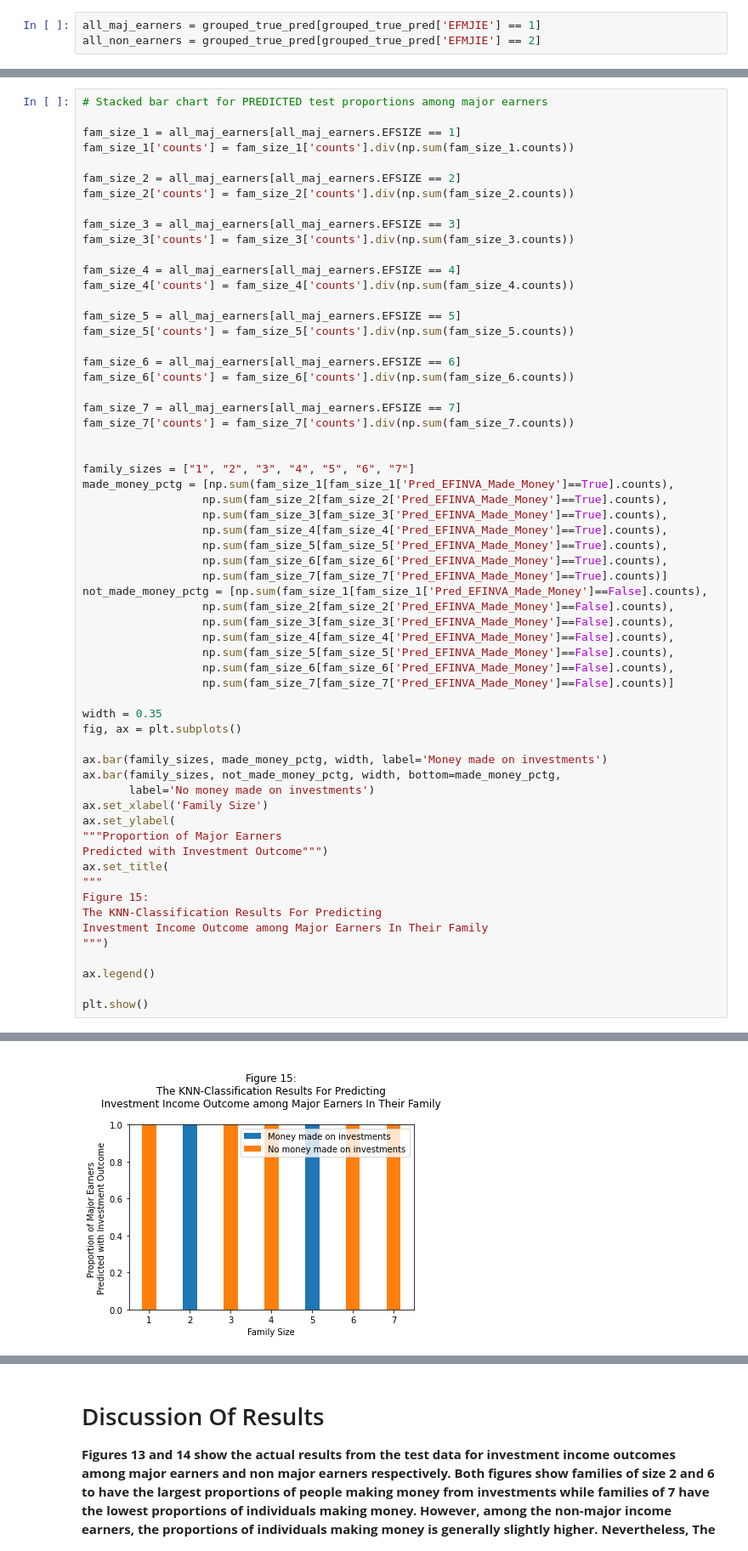
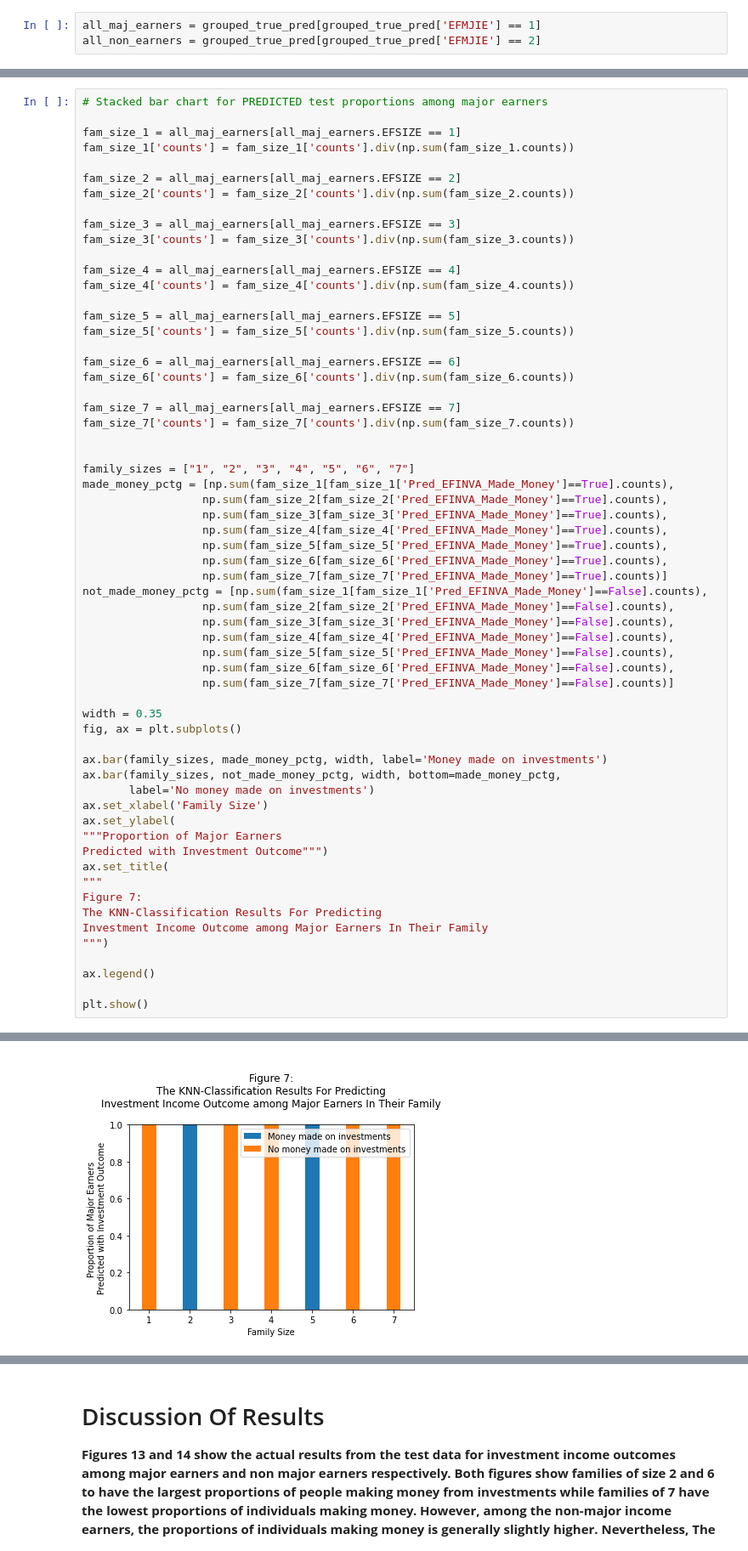
Before and after one commit to izk20/DSCI-310-Group-10, a Jupyter notebook: analysis.ipynb, the cells around one changed output, grey strips where cells are left out. Shown at 85% size. Saved outputs shown, nothing was run; the diff lists cells and outputs as text.

```diff
--- a/analysis.ipynb
+++ b/analysis.ipynb
@@ -686,7 +719,7 @@ ax.set_ylabel(
 Predicted with Investment Outcome""")
 ax.set_title(
 """
-Figure 15:
+Figure 7:
 The KNN-Classification Results For Predicting
 Investment Income Outcome among Major Earners In Their Family
 """)
@@ -715,4 +748,4 @@ See the caveats in the documentation: https://pandas.pydata.org/pandas-docs/stab
-[figure, old version]
+[figure, new version]
 # %%
 # Stacked bar chart for PREDICTED test proportions among NON major earners
 
```
Also changed, not shown: parts of 38 cells of this notebook.
